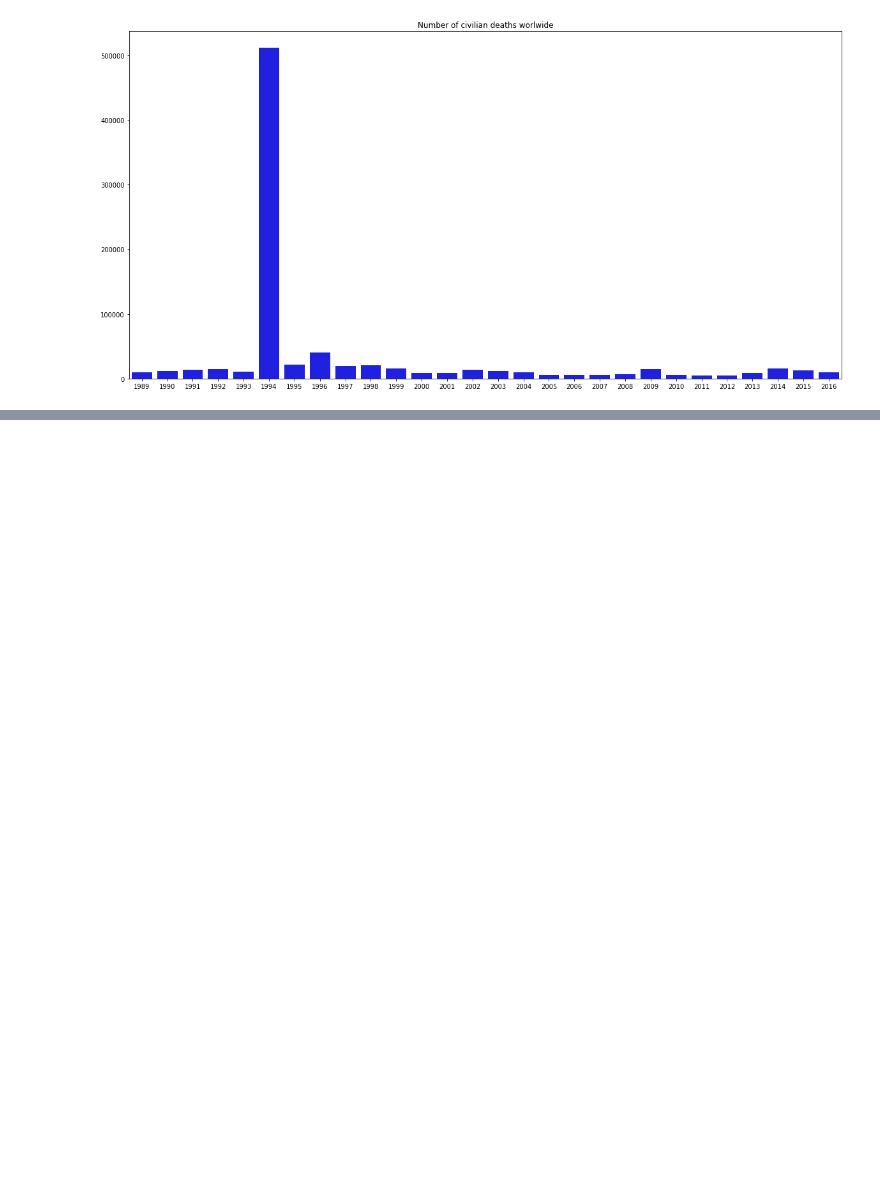
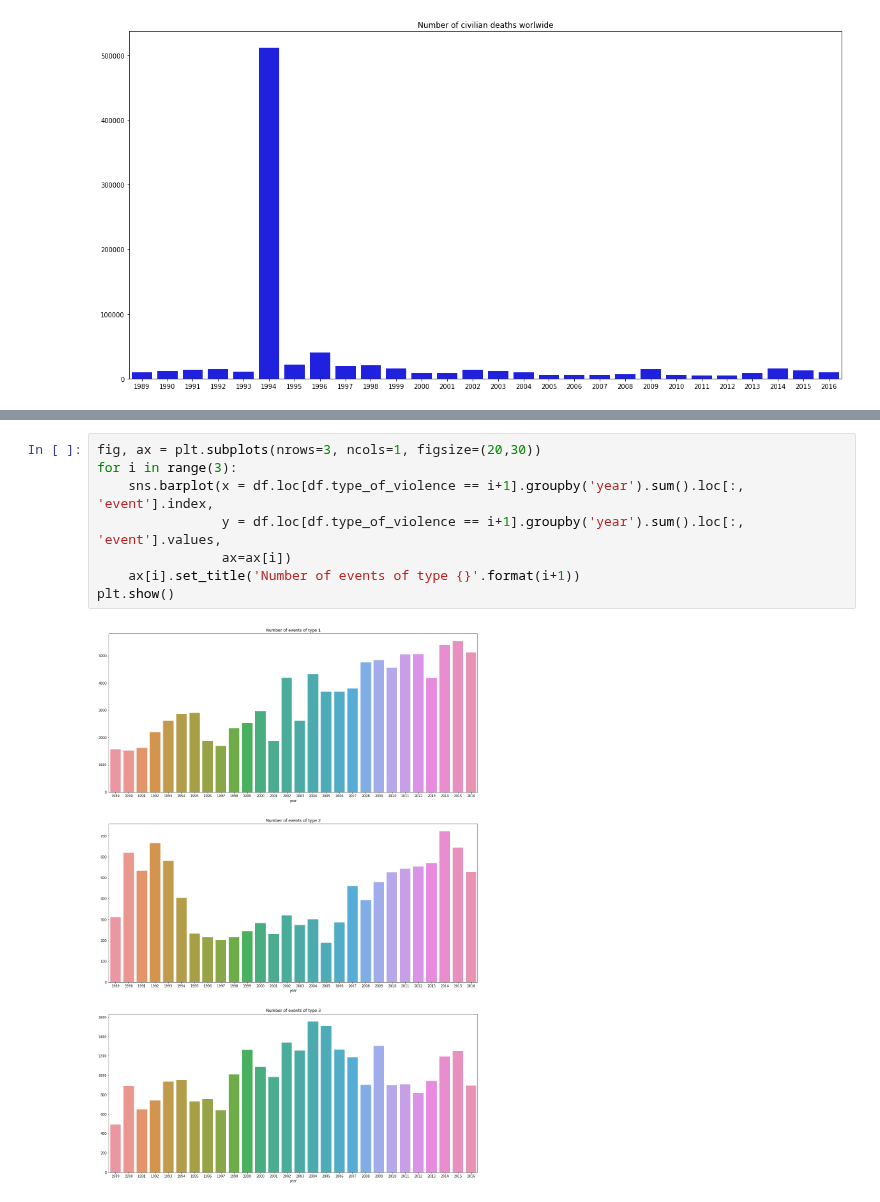
Before and after one commit to armand33/applied_data_analysis_2017, a Jupyter notebook: project/notebooks/Analysis of geographical data.ipynb, the cells around one changed output, grey strips where cells are left out. Saved outputs shown, nothing was run; the diff lists cells and outputs as text; blank space fills up the shorter version.

```diff
--- a/project/notebooks/Analysis of geographical data.ipynb
+++ b/project/notebooks/Analysis of geographical data.ipynb
@@ -261,0 +265,10 @@ If you're reading this message in another notebook frontend (for example, a stat
+# %%
+fig, ax = plt.subplots(nrows=3, ncols=1, figsize=(20,30))
+for i in range(3):
+    sns.barplot(x = df.loc[df.type_of_violence == i+1].groupby('year').sum().loc[:, 'event'].index,
+                y = df.loc[df.type_of_violence == i+1].groupby('year').sum().loc[:, 'event'].values,
+                ax=ax[i])
+    ax[i].set_title('Number of events of type {}'.format(i+1))
+plt.show()
+# %% [output]
+[figure, added]
```
Also changed, not shown: parts of 21 cells of this notebook.
